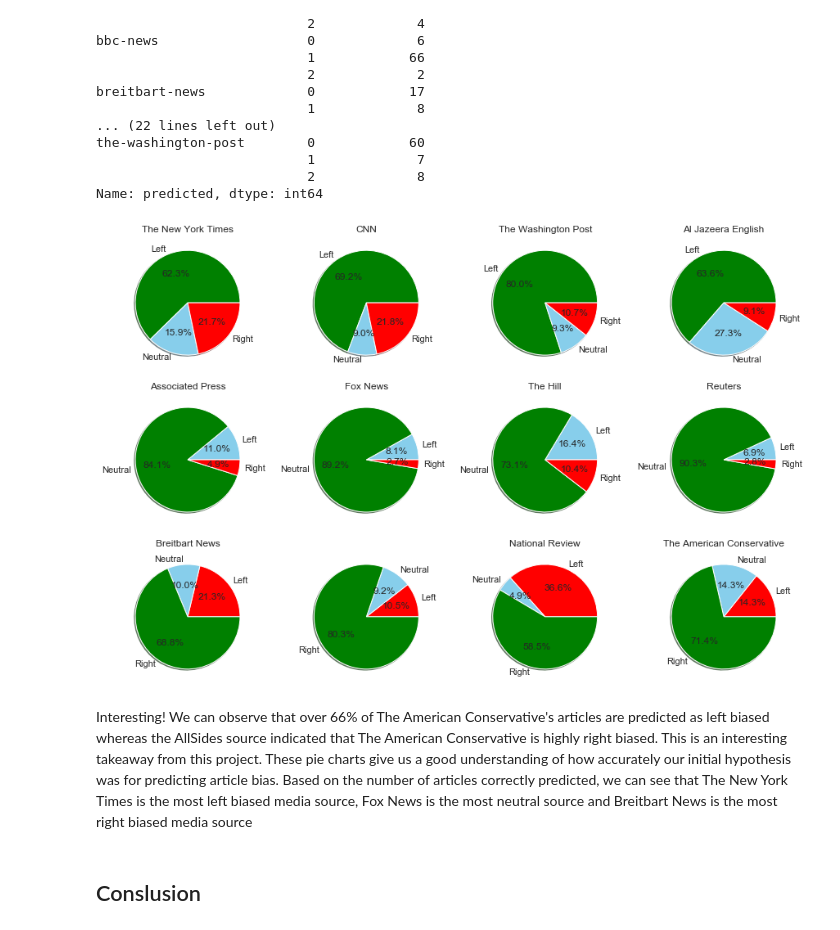
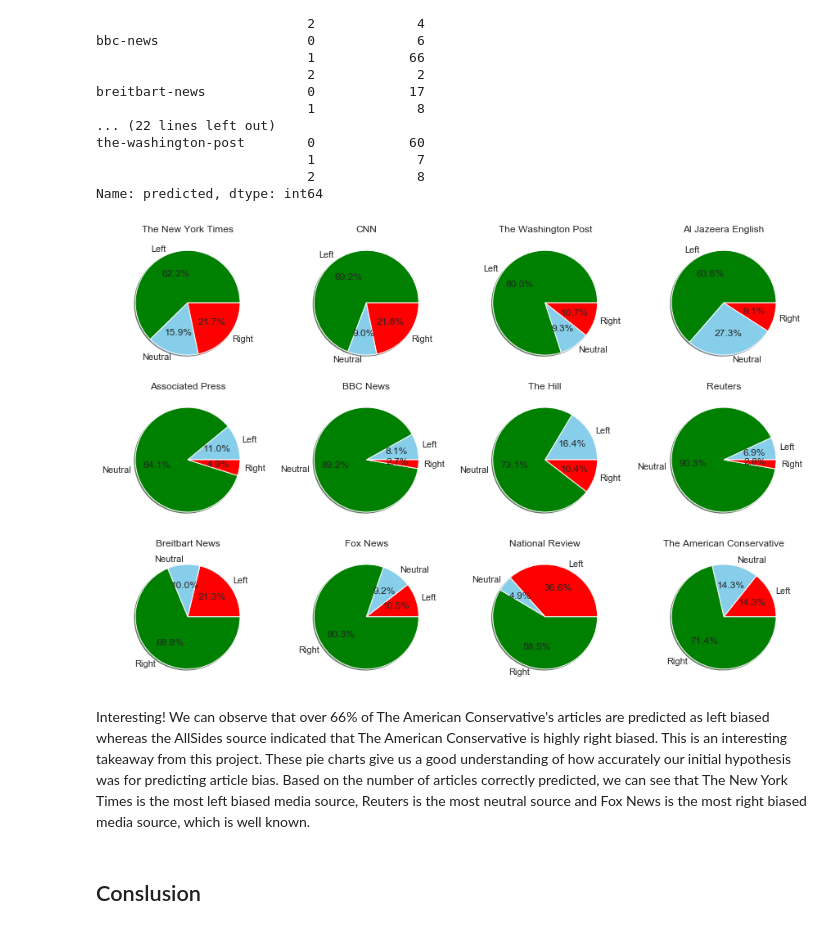
Before and after one commit to raghavsood35/pds_project, a Jupyter notebook: Group_project.ipynb, the cells around one changed output. Drawn from its saved outputs; the diff is of its cells as text; code cells hidden in the pictures.

```diff
--- a/Group_project.ipynb
+++ b/Group_project.ipynb
@@ -1010,6 +1010,7 @@ the-washington-post        0            60
 Name: predicted, dtype: int64
 # %%
 fig, axs = plt.subplots(3, 4,figsize=(15,10))
+
 
 labels = 'Left','Neutral', 'Right'
 sizes = grouped_test["the-new-york-times"]
@@ -1038,38 +1039,38 @@ sizes = grouped_test["bbc-news"]
 axs[1, 1].pie(sizes, labels=labels, autopct='%1.1f%%', shadow=True, colors=['skyblue','green','red'])
 axs[1, 1].title.set_text('BBC News')
 
 sizes = grouped_test["the-hill"]
 axs[1, 2].pie(sizes, labels=labels, autopct='%1.1f%%', shadow=True, colors=['skyblue','green','red'])
 axs[1, 2].title.set_text('The Hill')
 
 sizes = grouped_test["reuters"]
 axs[1, 3].pie(sizes, labels=labels, autopct='%1.1f%%', shadow=True, colors=['skyblue','green','red'])
 axs[1, 3].title.set_text('Reuters')
 
 
 
 sizes = grouped_test["breitbart-news"]
 axs[2, 0].pie(sizes, labels=labels, autopct='%1.1f%%', shadow=True, colors=['red','skyblue','green'])
 axs[2, 0].title.set_text('Breitbart News')
 
 sizes = grouped_test["fox-news"]
 axs[2, 1].pie(sizes, labels=labels, autopct='%1.1f%%', shadow=True, colors=['red','skyblue','green'])
-axs[1, 1].title.set_text('Fox News')
+axs[2, 1].title.set_text('Fox News')
 
 sizes = grouped_test["national-review"]
 axs[2, 2].pie(sizes, labels=labels, autopct='%1.1f%%', shadow=True, colors=['red','skyblue','green'])
 axs[2, 2].title.set_text('National Review')
 
 sizes = grouped_test["the-american-conservative"]
 axs[2, 3].pie(sizes, labels=labels, autopct='%1.1f%%', shadow=True, colors=['red','skyblue','green'])
 axs[2, 3].title.set_text('The American Conservative')
 
 plt.show()
 # %% [output]
-[figure, old version]
+[figure, new version]
 # %% [markdown]
 Interesting!
-We can observe that over 66% of The American Conservative's articles are predicted as left biased whereas the AllSides source indicated that The American Conservative is highly right biased. This is an interesting takeaway from this project. These pie charts give us a good understanding of how accurately our initial hypothesis was for predicting article bias. Based on the number of articles correctly predicted, we can see that The New York Times is the most left biased media source, Fox News is the most neutral source and Breitbart News is the most right biased media source
+We can observe that over 66% of The American Conservative's articles are predicted as left biased whereas the AllSides source indicated that The American Conservative is highly right biased. This is an interesting takeaway from this project. These pie charts give us a good understanding of how accurately our initial hypothesis was for predicting article bias. Based on the number of articles correctly predicted, we can see that The New York Times is the most left biased media source, Reuters is the most neutral source and Fox News is the most right biased media source, which is well known.
 # %% [markdown]
 <a id='Conclusion'></a>
 
```
